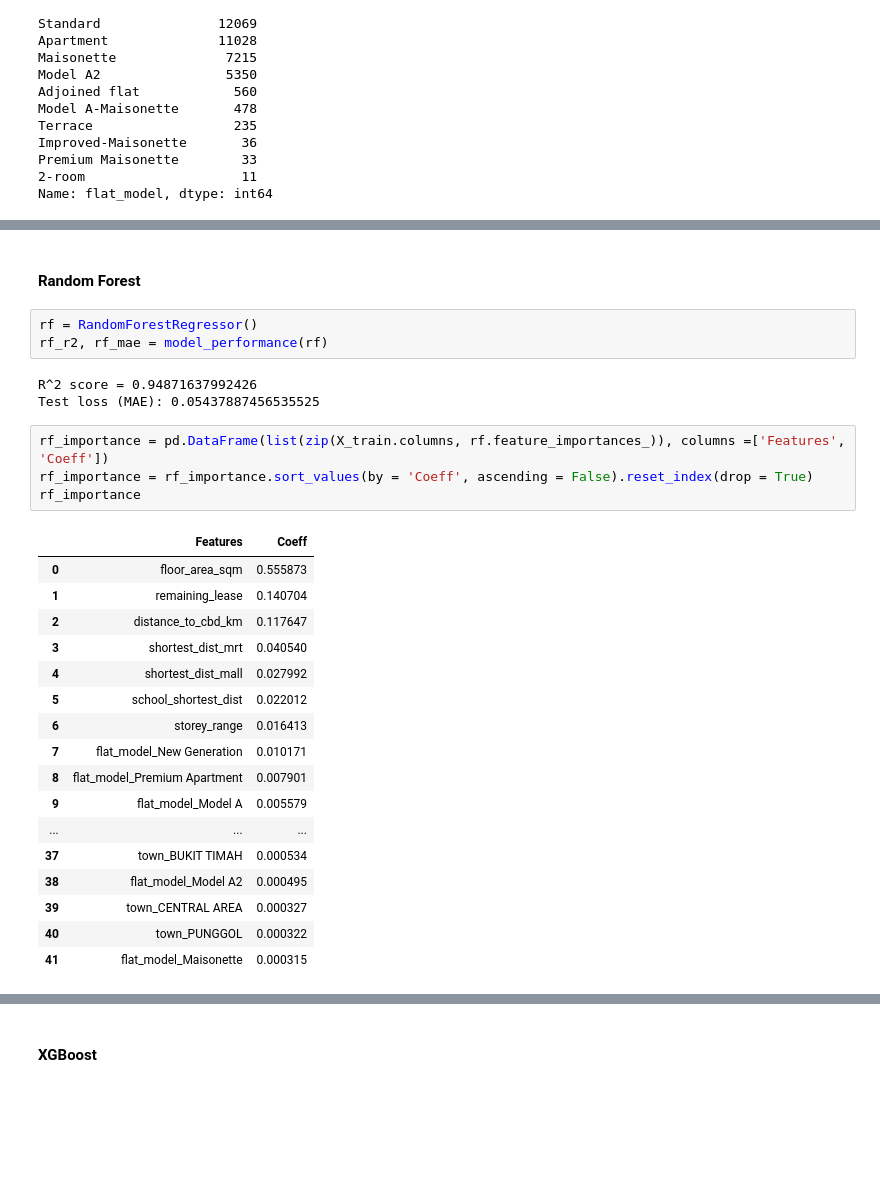
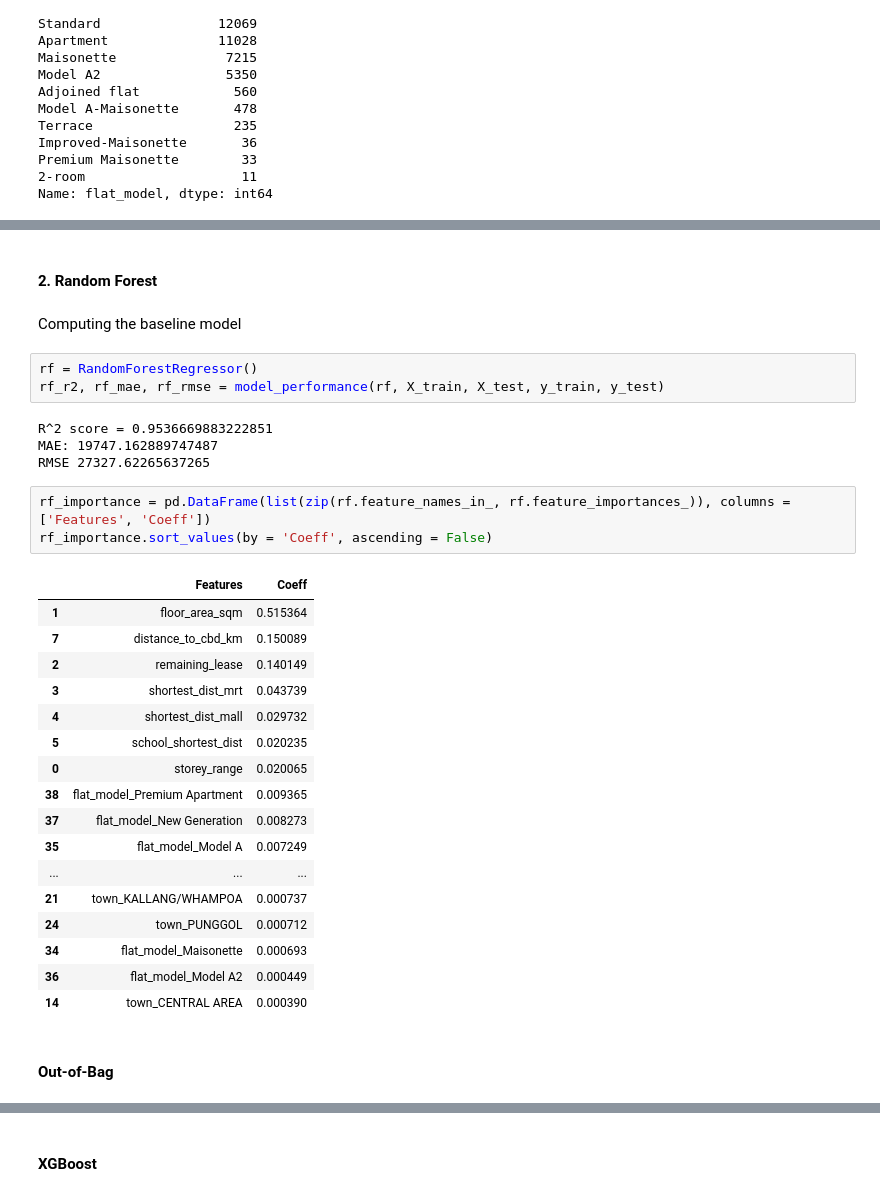
Before and after one commit to raychng/bt4222-project, a Jupyter notebook: Model Building 2004 to 2013.ipynb, the cells around one changed output, grey strips where cells are left out. Saved outputs shown, nothing was run; the diff lists cells and outputs as text; blank space fills up the shorter version.

```diff
--- a/Model Building 2004 to 2013.ipynb
+++ b/Model Building 2004 to 2013.ipynb
@@ -294,32 +567,36 @@ Covariance Type:            nonrobust
 Notes:
 [1] Standard Errors assume that the covariance matrix of the errors is correctly specified.
 # %% [markdown]
-#### Random Forest
+#### 2. Random Forest
+# %% [markdown]
+Computing the baseline model
 # %%
 rf = RandomForestRegressor()
-rf_r2, rf_mae = model_performance(rf)
+rf_r2, rf_mae, rf_rmse = model_performance(rf, X_train, X_test, y_train, y_test)
 # %% [output]
-R^2 score = 0.94871637992426
-Test loss (MAE): 0.05437887456535525
+R^2 score = 0.9536669883222851
+MAE: 19747.162889747487
+RMSE 27327.62265637265
 # %%
-rf_importance = pd.DataFrame(list(zip(X_train.columns, rf.feature_importances_)), columns =['Features', 'Coeff'])
-rf_importance = rf_importance.sort_values(by = 'Coeff', ascending = False).reset_index(drop = True)
-rf_importance
+rf_importance = pd.DataFrame(list(zip(rf.feature_names_in_, rf.feature_importances_)), columns =['Features', 'Coeff'])
+rf_importance.sort_values(by = 'Coeff', ascending = False)
 # %% [output]
 |  | Features | Coeff |
-| 0 | floor_area_sqm | 0.555873 |
-| 1 | remaining_lease | 0.140704 |
-| 2 | distance_to_cbd_km | 0.117647 |
-| 3 | shortest_dist_mrt | 0.040540 |
-| 4 | shortest_dist_mall | 0.027992 |
-| 5 | school_shortest_dist | 0.022012 |
-| 6 | storey_range | 0.016413 |
-| 7 | flat_model_New Generation | 0.010171 |
-| 8 | flat_model_Premium Apartment | 0.007901 |
-| 9 | flat_model_Model A | 0.005579 |
+| 1 | floor_area_sqm | 0.515364 |
+| 7 | distance_to_cbd_km | 0.150089 |
+| 2 | remaining_lease | 0.140149 |
+| 3 | shortest_dist_mrt | 0.043739 |
+| 4 | shortest_dist_mall | 0.029732 |
+| 5 | school_shortest_dist | 0.020235 |
+| 0 | storey_range | 0.020065 |
+| 38 | flat_model_Premium Apartment | 0.009365 |
+| 37 | flat_model_New Generation | 0.008273 |
+| 35 | flat_model_Model A | 0.007249 |
 | ... | ... | ... |
-| 37 | town_BUKIT TIMAH | 0.000534 |
-| 38 | flat_model_Model A2 | 0.000495 |
-| 39 | town_CENTRAL AREA | 0.000327 |
-| 40 | town_PUNGGOL | 0.000322 |
-| 41 | flat_model_Maisonette | 0.000315 |
+| 21 | town_KALLANG/WHAMPOA | 0.000737 |
+| 24 | town_PUNGGOL | 0.000712 |
+| 34 | flat_model_Maisonette | 0.000693 |
+| 36 | flat_model_Model A2 | 0.000449 |
+| 14 | town_CENTRAL AREA | 0.000390 |
+# %% [markdown]
+#### Out-of-Bag
```
Also changed, not shown: parts of 89 cells of this notebook.
